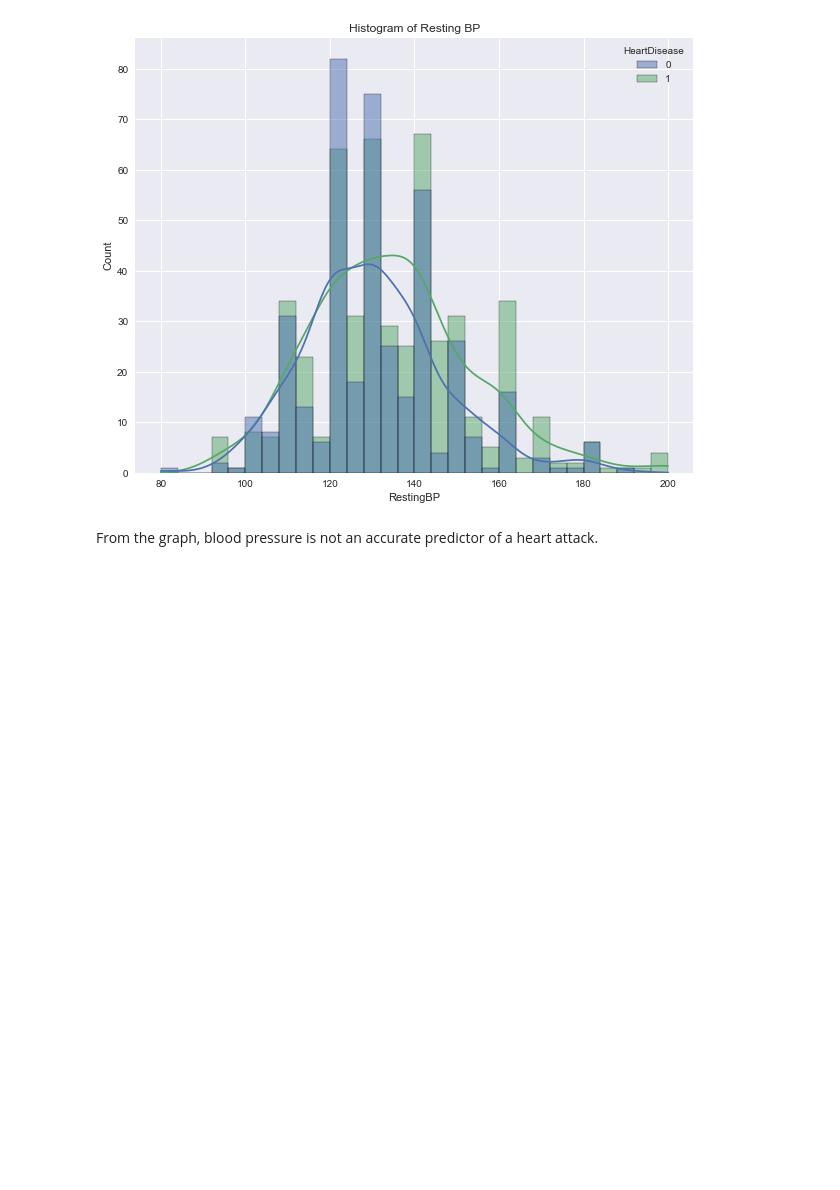
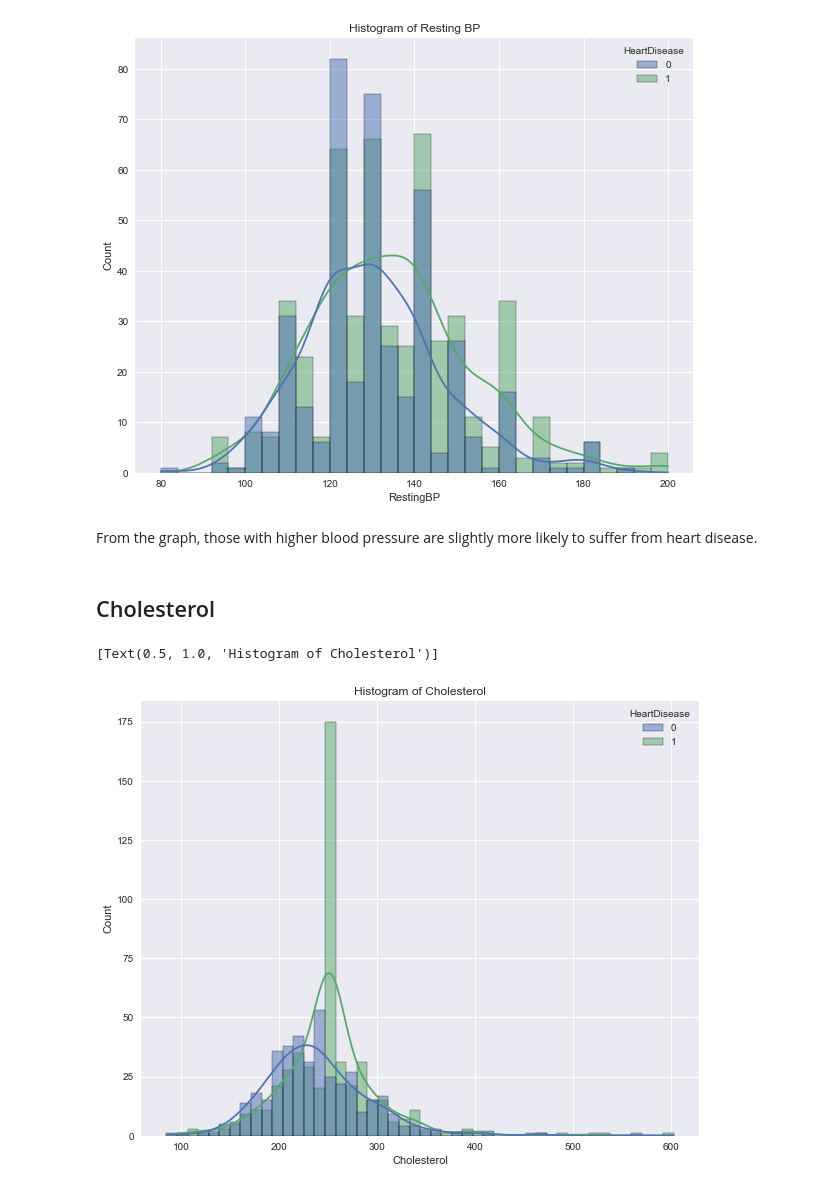
Before and after one commit to TYXuan/heart, a Jupyter notebook: eda.ipynb, the cells around one changed output. Saved outputs shown, nothing was run; the diff lists cells and outputs as text; code cells hidden in the pictures; blank space fills up the shorter version.

```diff
--- a/eda.ipynb
+++ b/eda.ipynb
@@ -252,5 +302,13 @@ sns.histplot(data=df, x='RestingBP', hue='HeartDisease', kde=True).set(title='Hi
 # %% [output]
 [Text(0.5, 1.0, 'Histogram of Resting BP')]
 [figure]
-# %% [markdown]
-From the graph, blood pressure is not an accurate predictor of a heart attack.
+# %% [markdown]
+From the graph, those with higher blood pressure are slightly more likely to suffer from heart disease.
+# %% [markdown]
+## Cholesterol
+# %%
+plt.figure(figsize=(10,8))
+sns.histplot(data=df, x='Cholesterol', hue='HeartDisease', kde=True).set(title='Histogram of Cholesterol')
+# %% [output]
+[Text(0.5, 1.0, 'Histogram of Cholesterol')]
+[figure, added]
```
Also changed, not shown: parts of 24 cells of this notebook.
